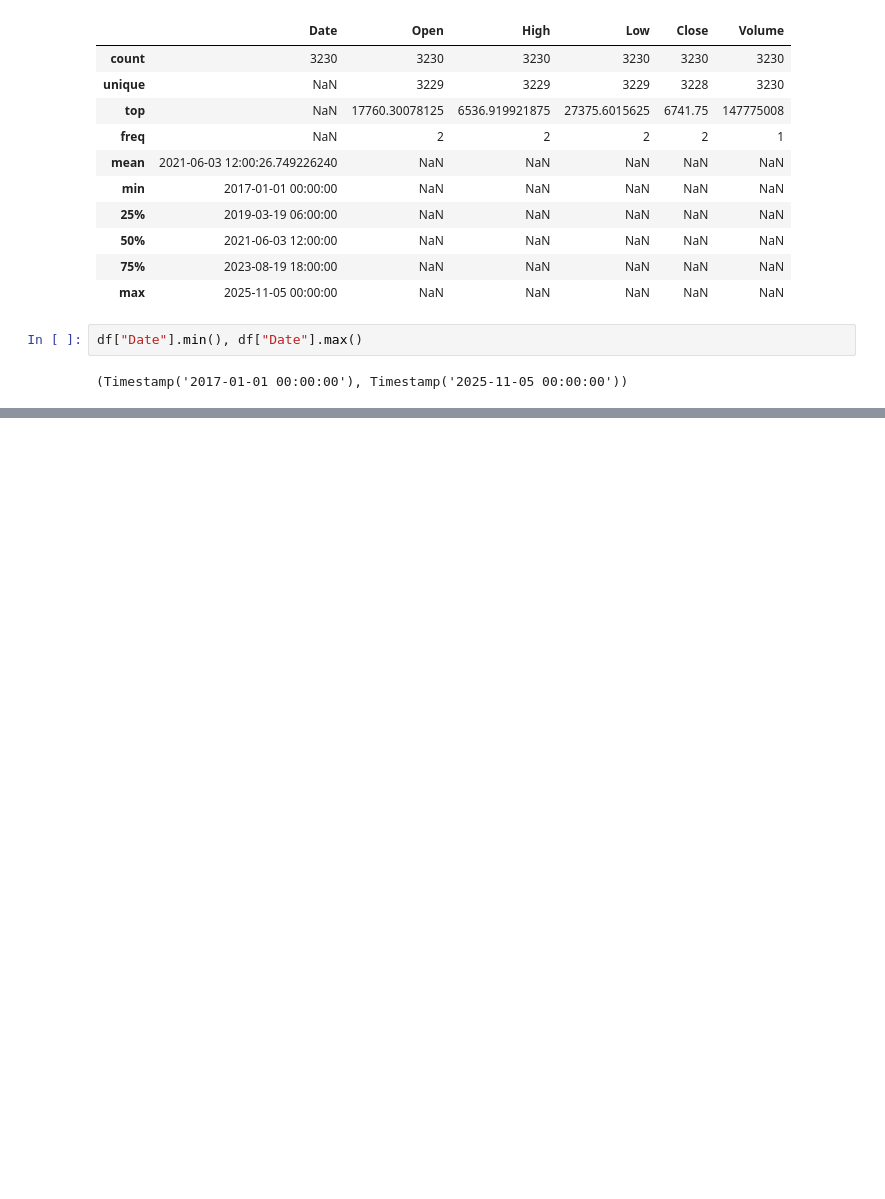
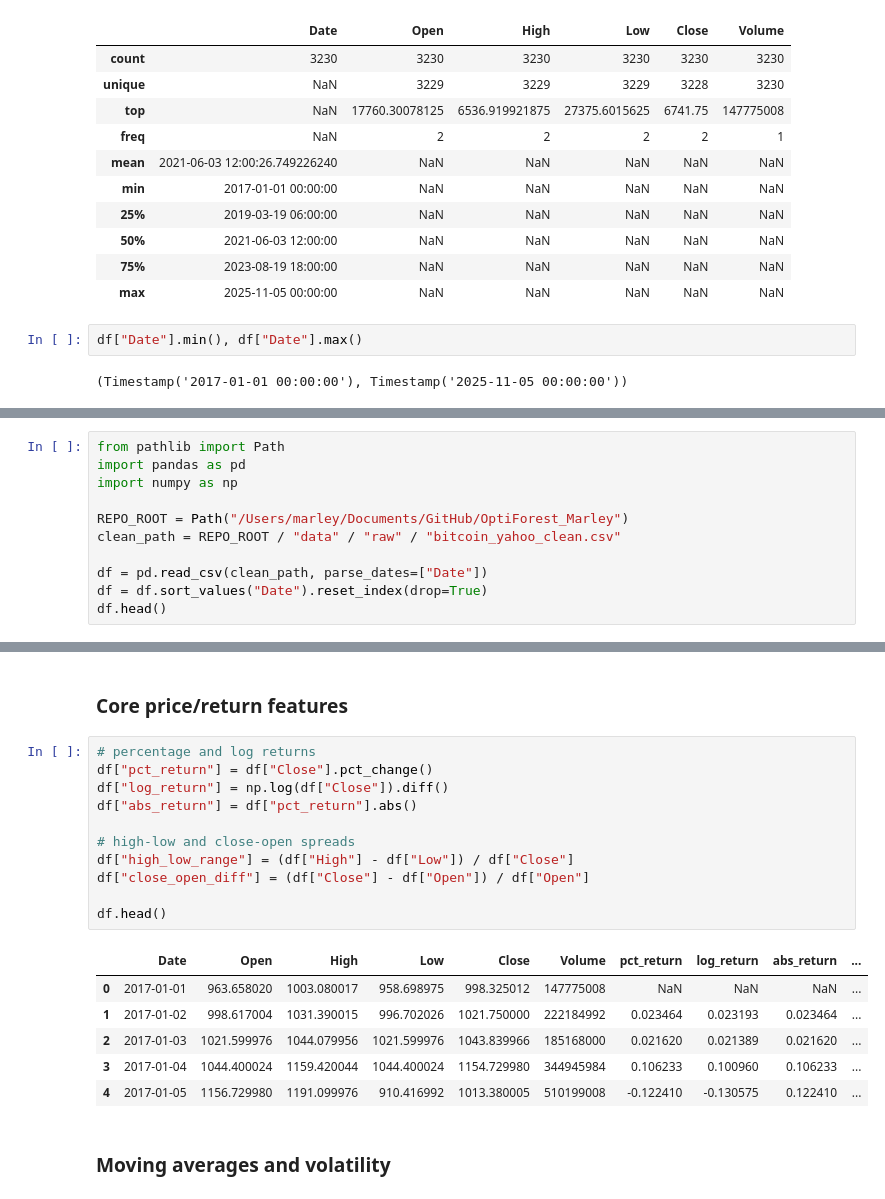
Before and after one commit to marleybharat/OptIForest, a Jupyter notebook: data_construction.ipynb, the cells around one changed output, grey strips where cells are left out. Drawn from its saved outputs; the diff is of its cells as text; blank space fills up the shorter version.

```diff
--- a/data_construction.ipynb
+++ b/data_construction.ipynb
@@ -255,0 +260,11 @@ df["Date"].min(), df["Date"].max()
+# %%
+from pathlib import Path
+import pandas as pd
+import numpy as np
+
+REPO_ROOT = Path("/Users/marley/Documents/GitHub/OptiForest_Marley")
+clean_path = REPO_ROOT / "data" / "raw" / "bitcoin_yahoo_clean.csv"
+
+df = pd.read_csv(clean_path, parse_dates=["Date"])
+df = df.sort_values("Date").reset_index(drop=True)
+df.head()
@@ -255,0 +278,22 @@ df["Date"].min(), df["Date"].max()
+# %% [markdown]
+### Core price/return features
+# %%
+# percentage and log returns
+df["pct_return"] = df["Close"].pct_change()
+df["log_return"] = np.log(df["Close"]).diff()
+df["abs_return"] = df["pct_return"].abs()
+
+# high-low and close-open spreads
+df["high_low_range"] = (df["High"] - df["Low"]) / df["Close"]
+df["close_open_diff"] = (df["Close"] - df["Open"]) / df["Open"]
+
+df.head()
+# %% [output]
+|  | Date | Open | High | Low | Close | Volume | pct_return | log_return | abs_return | ... |
+| 0 | 2017-01-01 | 963.658020 | 1003.080017 | 958.698975 | 998.325012 | 147775008 | NaN | NaN | NaN | ... |
+| 1 | 2017-01-02 | 998.617004 | 1031.390015 | 996.702026 | 1021.750000 | 222184992 | 0.023464 | 0.023193 | 0.023464 | ... |
+| 2 | 2017-01-03 | 1021.599976 | 1044.079956 | 1021.599976 | 1043.839966 | 185168000 | 0.021620 | 0.021389 | 0.021620 | ... |
+| 3 | 2017-01-04 | 1044.400024 | 1159.420044 | 1044.400024 | 1154.729980 | 344945984 | 0.106233 | 0.100960 | 0.106233 | ... |
+| 4 | 2017-01-05 | 1156.729980 | 1191.099976 | 910.416992 | 1013.380005 | 510199008 | -0.122410 | -0.130575 | 0.122410 | ... |
+# %% [markdown]
+### Moving averages and volatility
```
Also changed, not shown: parts of 14 cells of this notebook.
